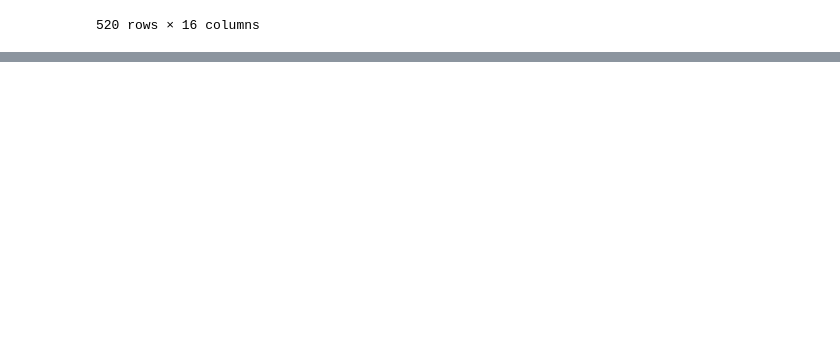
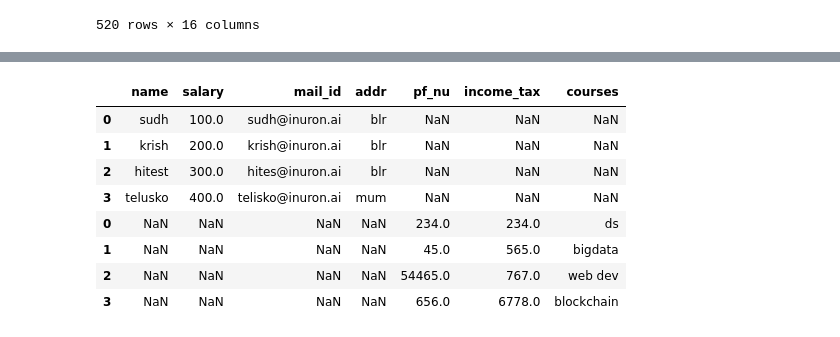
Before and after one commit to guptaayushman24/Ineuron_Python, a Jupyter notebook: Pandas.ipynb, the cells around one changed output, grey strips where cells are left out. Saved outputs shown, nothing was run; the diff lists cells and outputs as text; code cells hidden in the pictures; blank space fills up the shorter version.

```diff
--- a/Pandas.ipynb
+++ b/Pandas.ipynb
@@ -1095,3 +1095,12 @@ df_attribute
 # 13 .
 # total percentage of active hour for a month
 # 14.
+# %%
+# Dataset is available in the form of the dictionary
+data={'name':['sudh','krish','hitest','telusko'],'salary':[100,200,300,400],
+
+        'mail_id' : ['sudh@inuron.ai','krish@inuron.ai','hites@inuron.ai','telisko@inuron.ai'],
+        'addr' :['blr','blr','blr','mum']
+}
+# Now we have to convert these dictionary into dataset
+df=pd.DataFrame(data)
@@ -1097,0 +1157,2 @@ df_attribute
+# %%
+df=pd.DataFrame(data,index=['0','1','2','3'])
@@ -1097,0 +1167,5 @@ df_attribute
+# %%
+# Creating the dictionary data1
+data1={'pf_nu':[234,45,54465,656],'income_tax':[234,565,767,6778],'courses':['ds','bigdata','web dev','blockchain']
+}
+df1=pd.DataFrame(data1)
@@ -1097,0 +1188,15 @@ df_attribute
+# %%
+# Here we want to merge the df and the df1
+# We can merge it vertically and the horizontally
+pd.concat([df,df1])
+# Here we have done horizontal concatination
+# %% [output]
+|  | name | salary | mail_id | addr | pf_nu | income_tax | courses |
+| 0 | sudh | 100.0 | sudh@inuron.ai | blr | NaN | NaN | NaN |
+| 1 | krish | 200.0 | krish@inuron.ai | blr | NaN | NaN | NaN |
+| 2 | hitest | 300.0 | hites@inuron.ai | blr | NaN | NaN | NaN |
+| 3 | telusko | 400.0 | telisko@inuron.ai | mum | NaN | NaN | NaN |
+| 0 | NaN | NaN | NaN | NaN | 234.0 | 234.0 | ds |
+| 1 | NaN | NaN | NaN | NaN | 45.0 | 565.0 | bigdata |
+| 2 | NaN | NaN | NaN | NaN | 54465.0 | 767.0 | web dev |
+| 3 | NaN | NaN | NaN | NaN | 656.0 | 6778.0 | blockchain |
```
Also changed, not shown: parts of 15 cells of this notebook.
